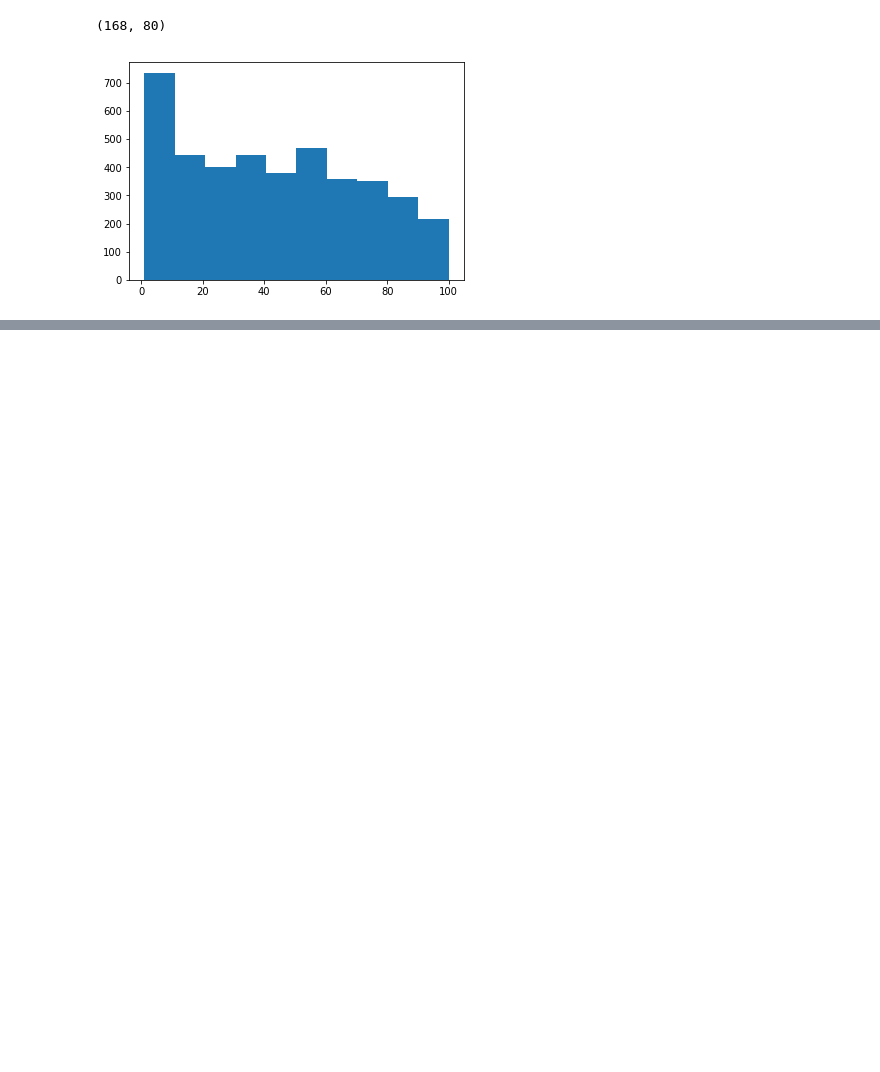
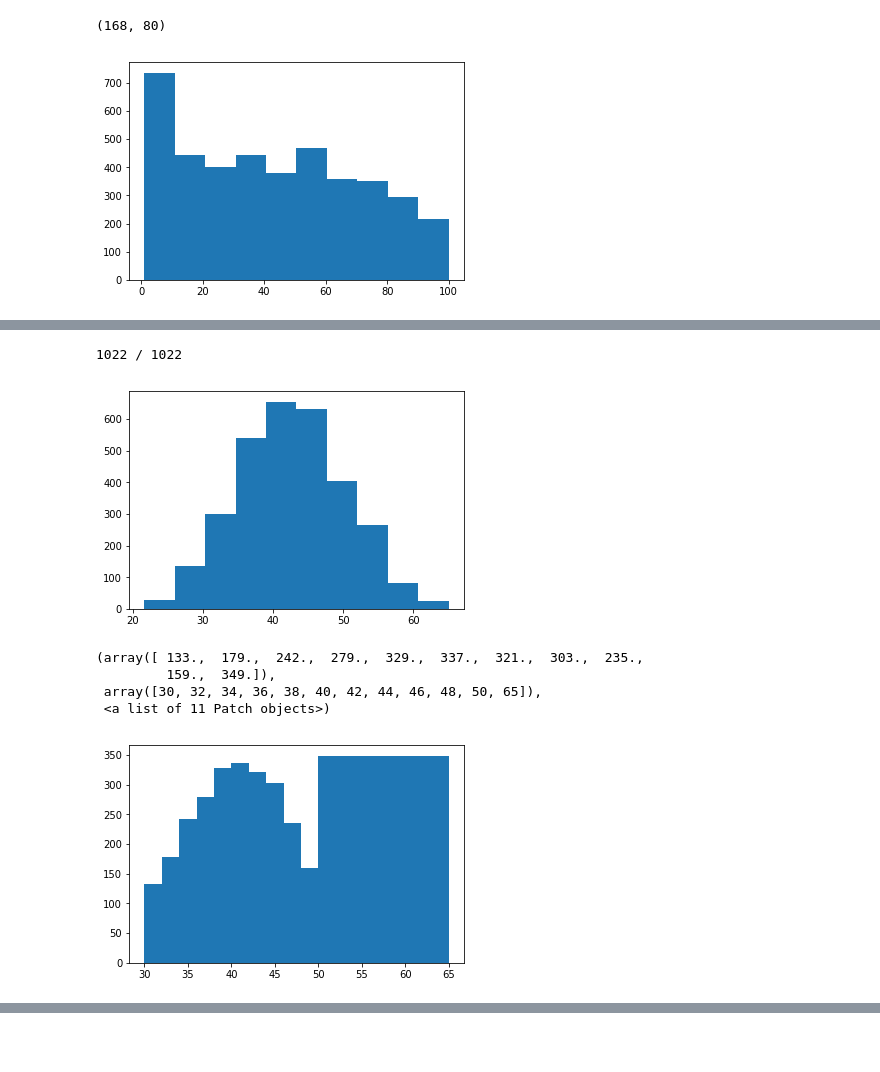
Before and after one commit to jamesaud/music-data-mining, a Jupyter notebook: code/part5/_nn_svm_results.ipynb, the cells around one changed output, grey strips where cells are left out. Cells and saved outputs as stored; diff of their text form; code cells hidden in the pictures; blank space fills up the shorter version.

```diff
--- a/code/part5/_nn_svm_results.ipynb
+++ b/code/part5/_nn_svm_results.ipynb
@@ -104,7 +104,7 @@ distances_features = pairwise_distances(X, metric="cosine")
 from sklearn.model_selection import train_test_split
 
 
-X_train, X_test, y_train, y_test = train_test_split(X, y, test_size=0.2)
+X_train, X_test, y_train, y_test = train_test_split(X, y, test_size=0.25)
 y_true = y_test.values.reshape(-1)
 # %%
 from sklearn.preprocessing import MinMaxScaler, StandardScaler
@@ -188,6 +188,6 @@ def comute_distance_rank(distances, train_df, amount=1000, normalize=True):
 
     return rankings
 # %%
-train_tfidf_ranks = comute_distance_rank(tfidf_distances, y_train, 400) # 500 best aram
-test_tfidf_ranks = comute_distance_rank(tfidf_distances, y_test, 400)
+train_tfidf_ranks = comute_distance_rank(tfidf_distances, y_train, 20) # 400 best aram
+test_tfidf_ranks = comute_distance_rank(tfidf_distances, y_test, 20)
 # %% [output]
@@ -201,6 +222,19 @@ X_test['Similarity Rank'] = X_test['Similarity Rank'].fillna(X_test['Similarity
 # %%
-train_feature_ranks = comute_distance_rank(distances_features, y_train, 100)
-test_feature_ranks = comute_distance_rank(distances_features, y_test, 100)
+train_feature_ranks = comute_distance_rank(distances_features, y_train, 20) # 100 best param
+test_feature_ranks = comute_distance_rank(distances_features, y_test, 20)
+# %% [output]
+1022 / 1022
+# %%
+plt.hist(train_feature_ranks)
+plt.show()
+plt.hist(train_tfidf_ranks, bins=[30, 32, 34, 36, 38, 40, 42, 44, 46, 48, 50, 65])
+# %% [output]
+[figure, added]
+(array([ 133.,  179.,  242.,  279.,  329.,  337.,  321.,  303.,  235.,
+         159.,  349.]),
+ array([30, 32, 34, 36, 38, 40, 42, 44, 46, 48, 50, 65]),
+ <a list of 11 Patch objects>)
+[figure, added]
 # %%
 X_train['Feature Rank'] = train_feature_ranks
 X_test['Feature Rank'] = test_feature_ranks
```
Also changed, not shown: parts of 23 cells of this notebook, 50 other files.
